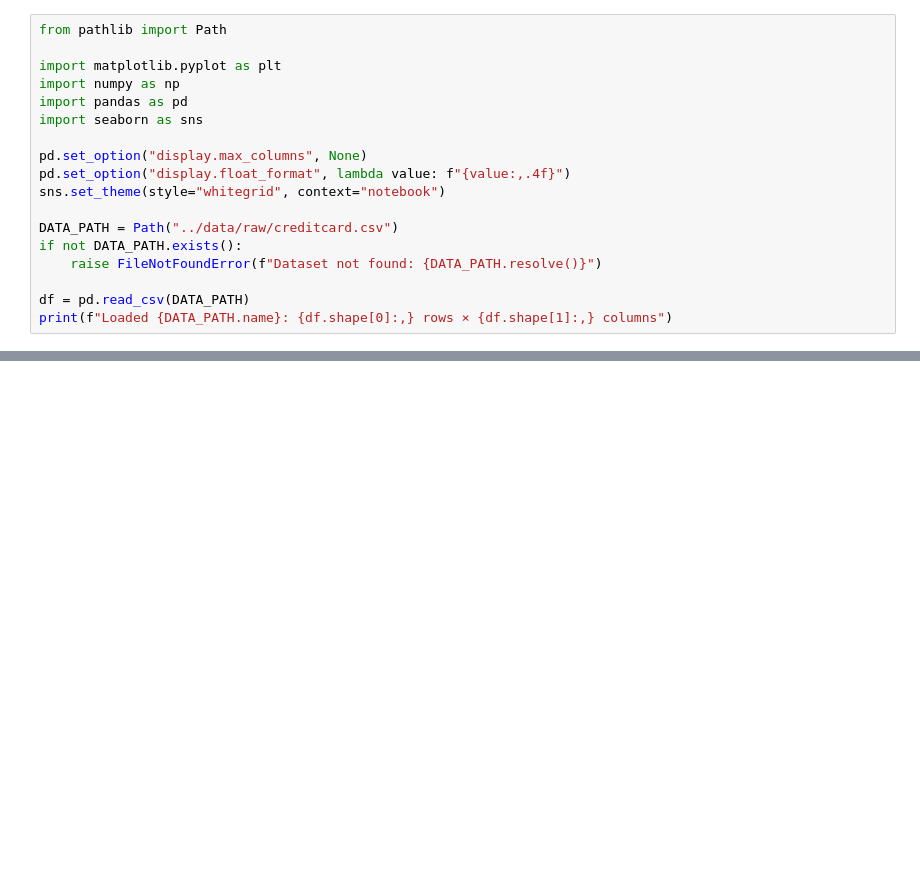
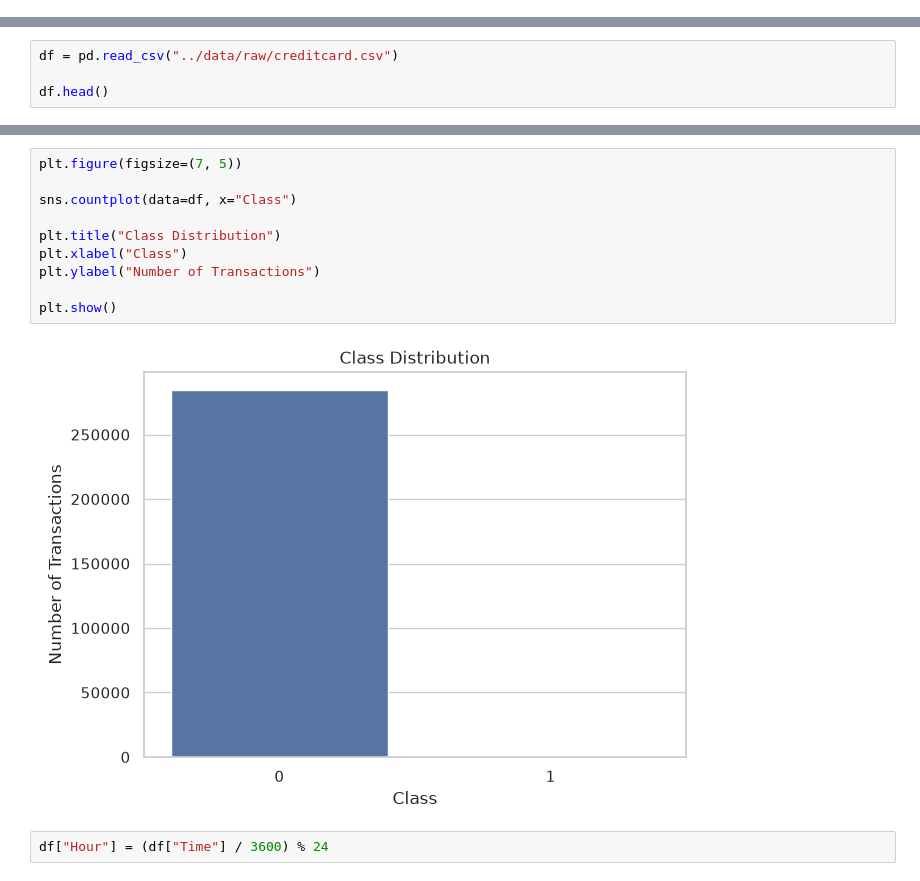
Before and after one commit to to-bits/BehaviorGuard-Customer-Behavioral-Profiling-for-Credit-Card-Fraud-Detection, a Jupyter notebook: BehaviorGuard — Customer Behavioral Profiling for Credit Card Fraud Detection/notebooks/01_data_understanding.ipynb, the cells around one changed output, grey strips where cells are left out. Drawn from its saved outputs; the diff is of its cells as text; blank space fills up the shorter version.

Commit message:
basic understanding about dataset

```diff
--- a/BehaviorGuard — Customer Behavioral Profiling for Credit Card Fraud Detection/notebooks/01_data_understanding.ipynb
+++ b/BehaviorGuard — Customer Behavioral Profiling for Credit Card Fraud Detection/notebooks/01_data_understanding.ipynb
@@ -10,18 +0,0 @@ This notebook performs an initial review of the raw transaction data before prep
-# %%
-from pathlib import Path
-
-import matplotlib.pyplot as plt
-import numpy as np
-import pandas as pd
-import seaborn as sns
-
-pd.set_option("display.max_columns", None)
-pd.set_option("display.float_format", lambda value: f"{value:,.4f}")
-sns.set_theme(style="whitegrid", context="notebook")
-
-DATA_PATH = Path("../data/raw/creditcard.csv")
-if not DATA_PATH.exists():
-    raise FileNotFoundError(f"Dataset not found: {DATA_PATH.resolve()}")
-
-df = pd.read_csv(DATA_PATH)
-print(f"Loaded {DATA_PATH.name}: {df.shape[0]:,} rows × {df.shape[1]:,} columns")
@@ -256,0 +9,4 @@ for number, finding in enumerate(findings, start=1):
+# %%
+df = pd.read_csv("../data/raw/creditcard.csv")
+
+df.head()
@@ -256,0 +114,14 @@ for number, finding in enumerate(findings, start=1):
+# %%
+plt.figure(figsize=(7, 5))
+
+sns.countplot(data=df, x="Class")
+
+plt.title("Class Distribution")
+plt.xlabel("Class")
+plt.ylabel("Number of Transactions")
+
+plt.show()
+# %% [output]
+[figure, added]
+# %%
+df["Hour"] = (df["Time"] / 3600) % 24
```
Also changed, not shown: parts of 34 cells of this notebook.
